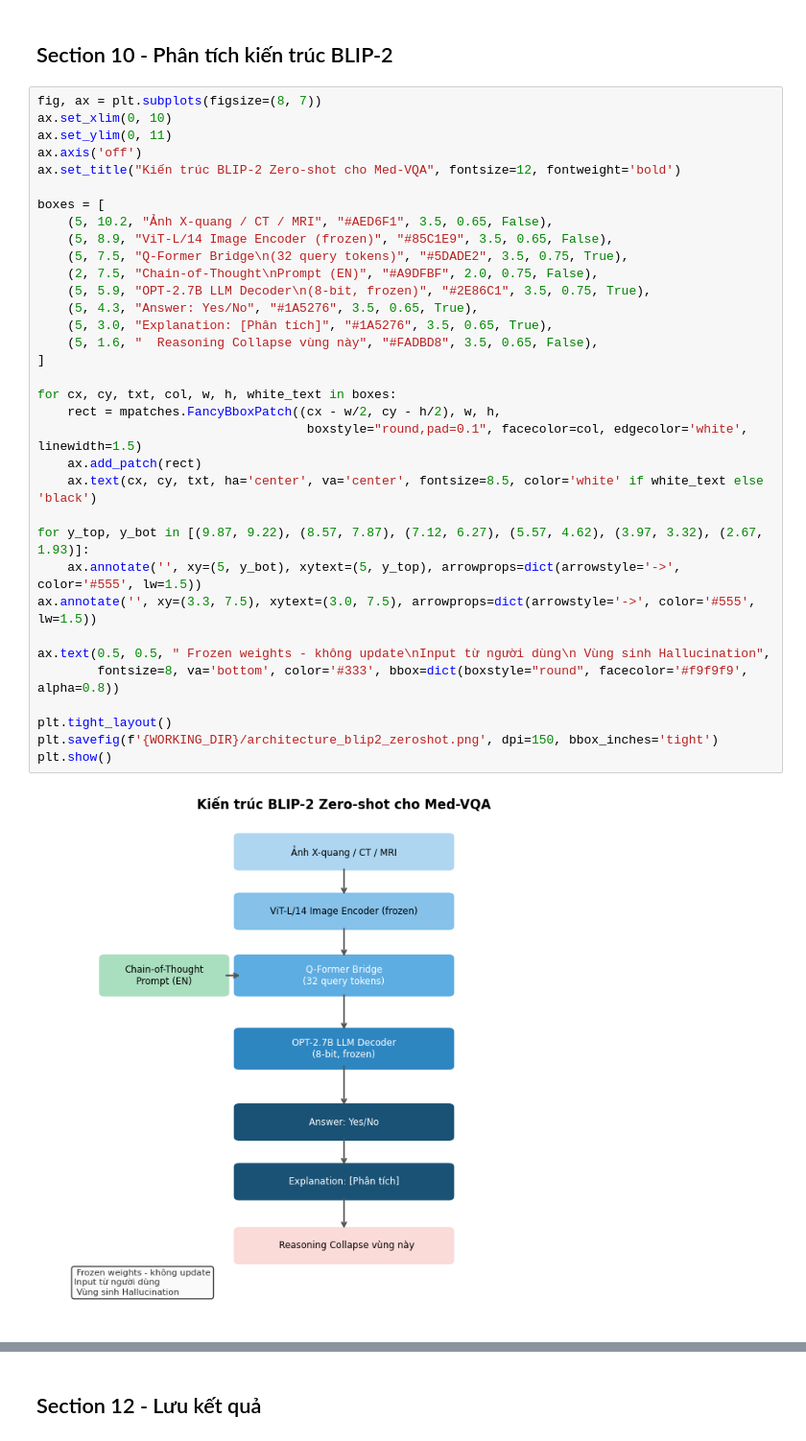
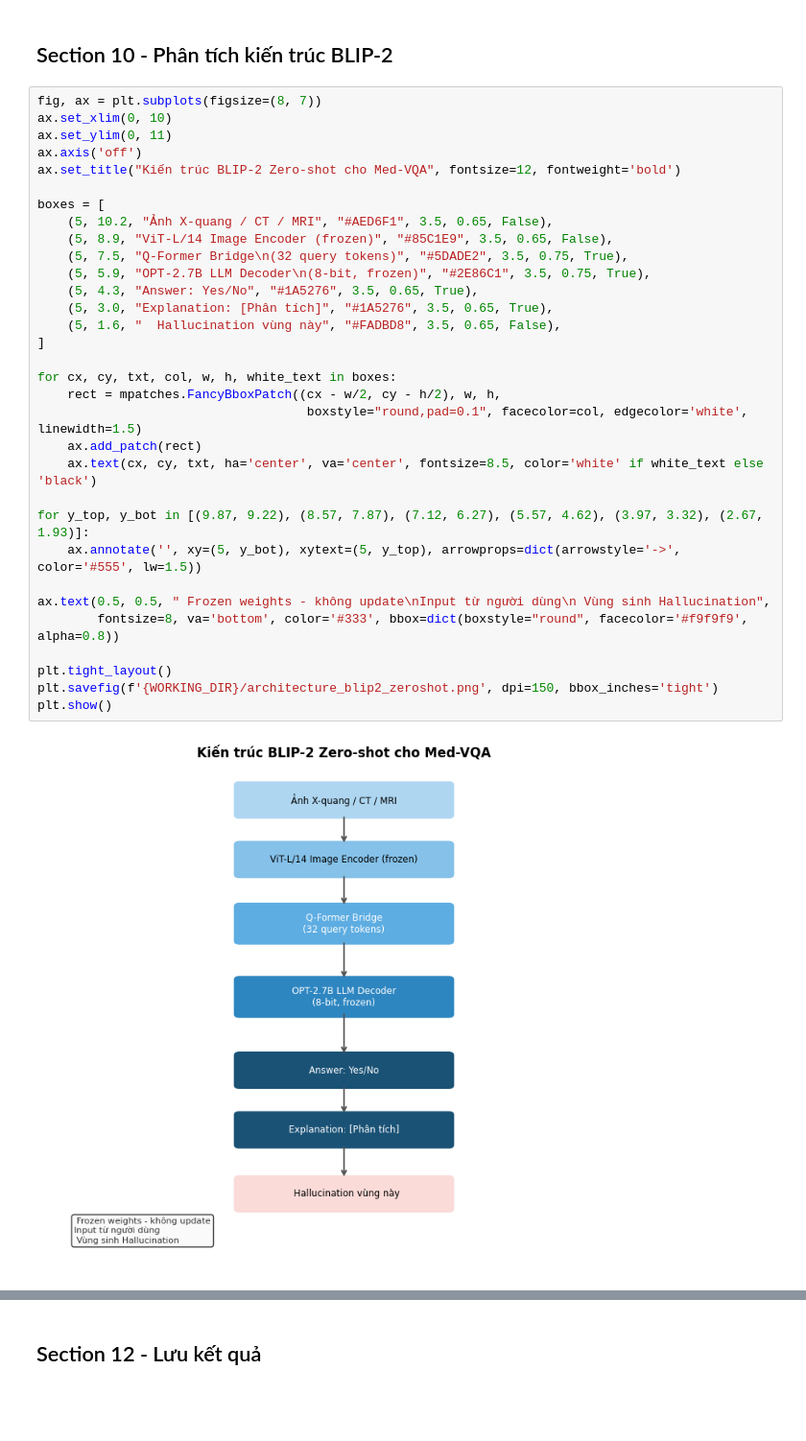
Before and after one commit to GTRe5/CS_503077-Deep-Learning, a Jupyter notebook: Endterm/source/Task2/task2-medical-vqa.ipynb, the cells around one changed output, grey strips where cells are left out. Shown at 96% size. Saved outputs shown, nothing was run; the diff lists cells and outputs as text; blank space fills up the shorter version.

```diff
--- a/Endterm/source/Task2/task2-medical-vqa.ipynb
+++ b/Endterm/source/Task2/task2-medical-vqa.ipynb
@@ -524,37 +535,35 @@ fig, ax = plt.subplots(figsize=(8, 7))
 ax.set_xlim(0, 10)
 ax.set_ylim(0, 11)
 ax.axis('off')
 ax.set_title("Kiến trúc BLIP-2 Zero-shot cho Med-VQA", fontsize=12, fontweight='bold')
 
 boxes = [
     (5, 10.2, "Ảnh X-quang / CT / MRI", "#AED6F1", 3.5, 0.65, False),
     (5, 8.9, "ViT-L/14 Image Encoder (frozen)", "#85C1E9", 3.5, 0.65, False),
     (5, 7.5, "Q-Former Bridge\n(32 query tokens)", "#5DADE2", 3.5, 0.75, True),
-    (2, 7.5, "Chain-of-Thought\nPrompt (EN)", "#A9DFBF", 2.0, 0.75, False),
     (5, 5.9, "OPT-2.7B LLM Decoder\n(8-bit, frozen)", "#2E86C1", 3.5, 0.75, True),
     (5, 4.3, "Answer: Yes/No", "#1A5276", 3.5, 0.65, True),
     (5, 3.0, "Explanation: [Phân tích]", "#1A5276", 3.5, 0.65, True),
-    (5, 1.6, "  Reasoning Collapse vùng này", "#FADBD8", 3.5, 0.65, False),
+    (5, 1.6, "  Hallucination vùng này", "#FADBD8", 3.5, 0.65, False),
 ]
 
 for cx, cy, txt, col, w, h, white_text in boxes:
     rect = mpatches.FancyBboxPatch((cx - w/2, cy - h/2), w, h,
                                     boxstyle="round,pad=0.1", facecolor=col, edgecolor='white', linewidth=1.5)
     ax.add_patch(rect)
     ax.text(cx, cy, txt, ha='center', va='center', fontsize=8.5, color='white' if white_text else 'black')
 
 for y_top, y_bot in [(9.87, 9.22), (8.57, 7.87), (7.12, 6.27), (5.57, 4.62), (3.97, 3.32), (2.67, 1.93)]:
     ax.annotate('', xy=(5, y_bot), xytext=(5, y_top), arrowprops=dict(arrowstyle='->', color='#555', lw=1.5))
-ax.annotate('', xy=(3.3, 7.5), xytext=(3.0, 7.5), arrowprops=dict(arrowstyle='->', color='#555', lw=1.5))
 
 ax.text(0.5, 0.5, " Frozen weights - không update\nInput từ người dùng\n Vùng sinh Hallucination",
         fontsize=8, va='bottom', color='#333', bbox=dict(boxstyle="round", facecolor='#f9f9f9', alpha=0.8))
 
 plt.tight_layout()
 plt.savefig(f'{WORKING_DIR}/architecture_blip2_zeroshot.png', dpi=150, bbox_inches='tight')
 plt.show()
 # %% [output]
-[figure, old version]
+[figure, new version]
 # %% [markdown]
 ## Section 11 - Kết luận & Hướng cải thiện
 
```
Also changed, not shown: parts of 12 cells of this notebook.
